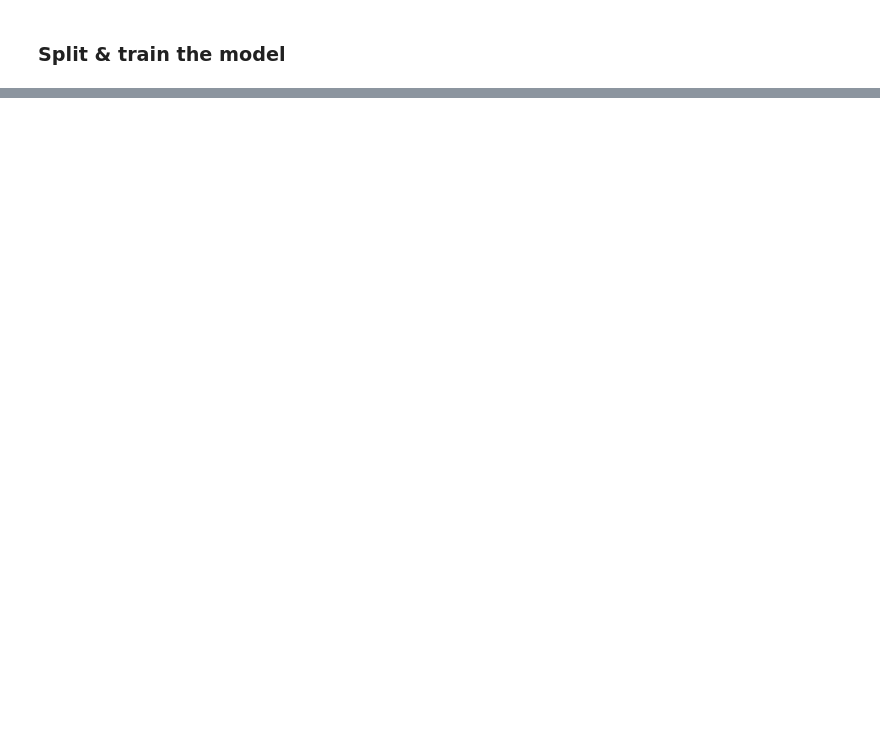
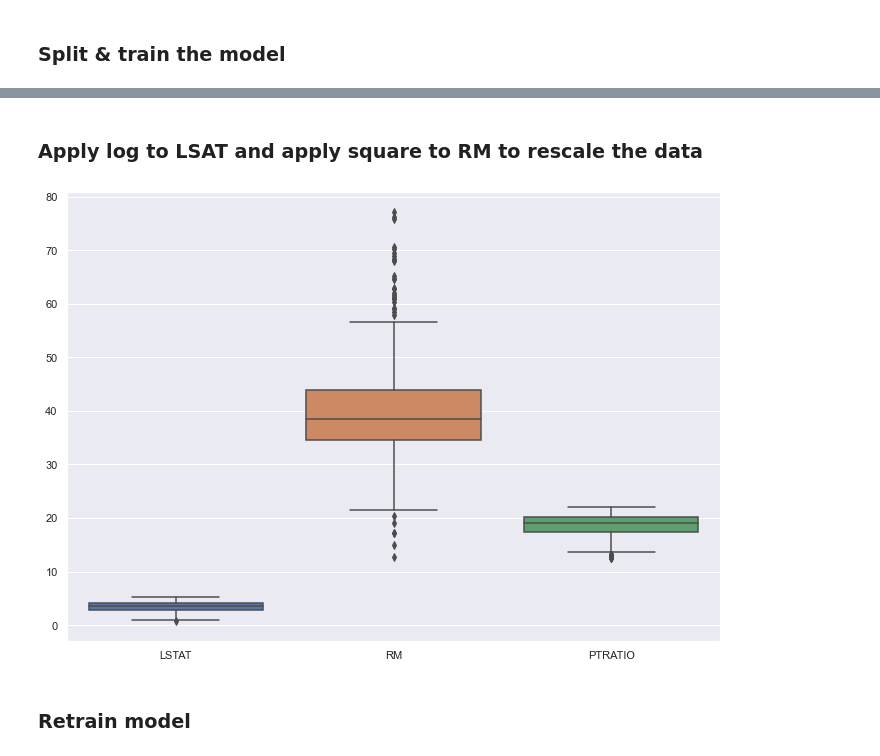
Before and after one commit to VangelisTsiatouras/machine-learning-msc, a Jupyter notebook: linear_regression/linear_regression.ipynb, the cells around one changed output, grey strips where cells are left out. Saved outputs shown, nothing was run; the diff lists cells and outputs as text; code cells hidden in the pictures; blank space fills up the shorter version.

```diff
--- a/linear_regression/linear_regression.ipynb
+++ b/linear_regression/linear_regression.ipynb
@@ -134,0 +376,6 @@ def print_stats(y_true, y_pred):
+# %%
+df_ = boston_X_df[['LSTAT', 'RM', 'PTRATIO']].copy()
+print(df_)
+
+sns.boxplot(data=df_)
+plt.show()
@@ -135 +398,13 @@ def print_stats(y_true, y_pred):
+# %% [markdown]
+### Apply log to LSAT and apply square to RM to rescale the data
+# %%
+df_['LSTAT'] = np.log2(df_['LSTAT'])
+df_['RM'] = df_['RM'] ** 2
+
+sns.boxplot(data=df_)
+plt.show()
+# %% [output]
+[figure, added]
+# %% [markdown]
+### Retrain model
 # %%
```
Also changed, not shown: parts of 17 cells of this notebook.
